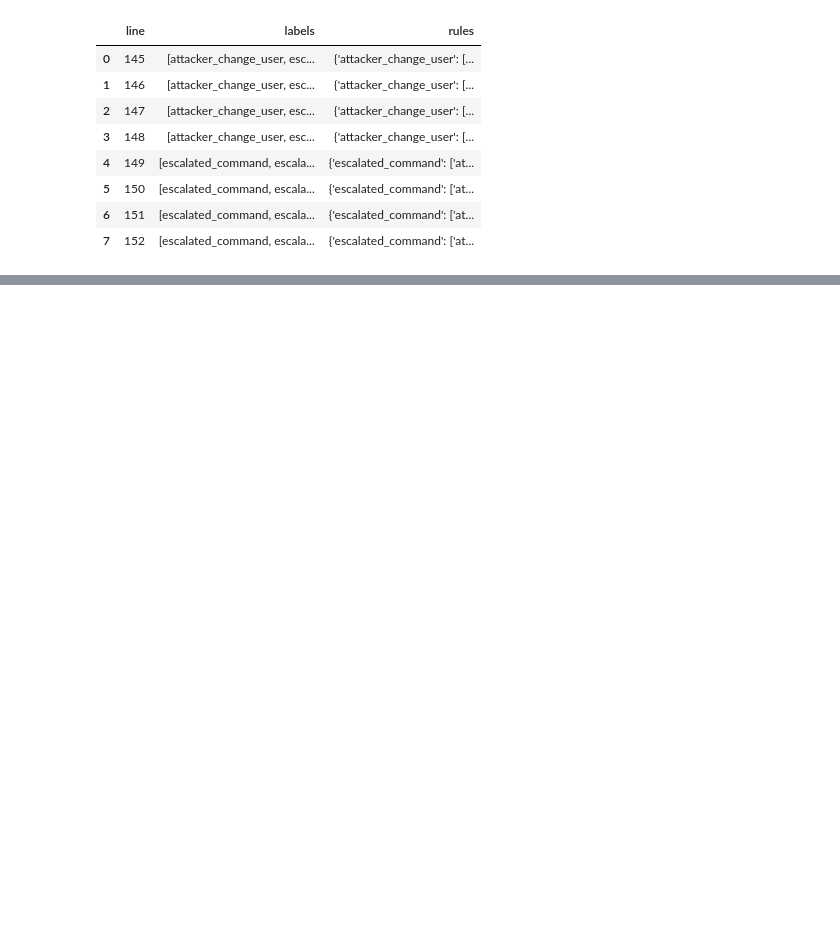
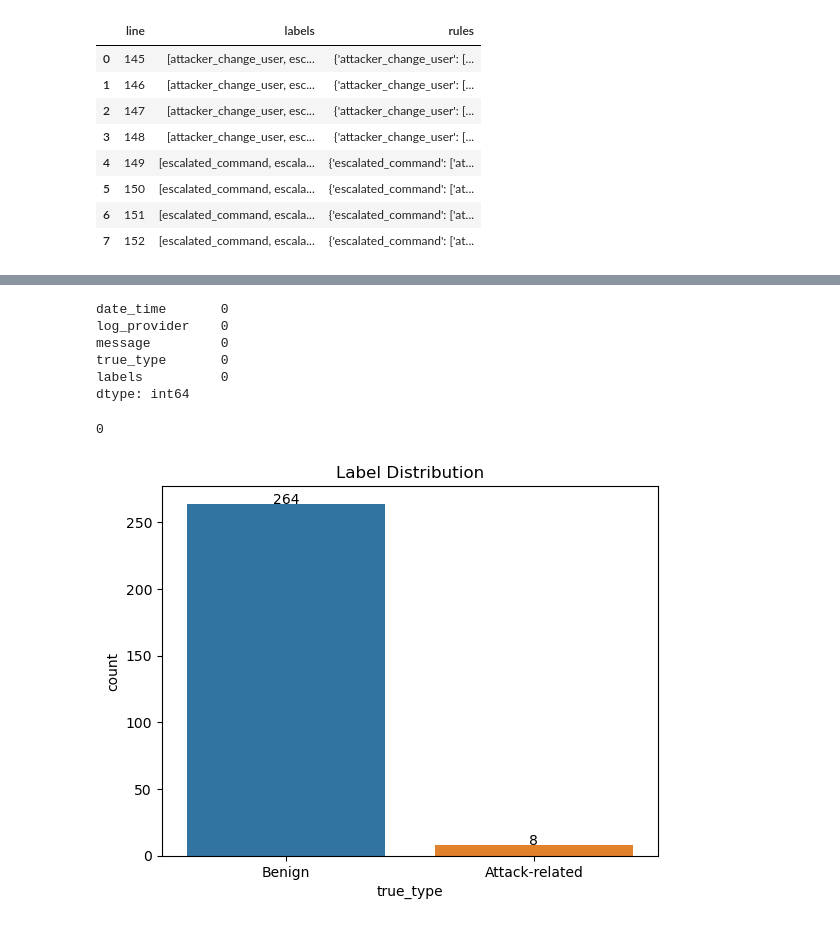
Before and after one commit to SlimTimster/IDSAlertCorrelaction_CySec_MasterThesis, a Jupyter notebook: alert_aggregation.ipynb, the cells around one changed output, grey strips where cells are left out. Cells and saved outputs as stored; diff of their text form; code cells hidden in the pictures; blank space fills up the shorter version.

```diff
--- a/alert_aggregation.ipynb
+++ b/alert_aggregation.ipynb
@@ -75,0 +117,27 @@ df_auth.iloc[143:153]
+# %%
+df_auth.isnull().sum()
+# %% [output]
+date_time       0
+log_provider    0
+message         0
+true_type       0
+labels          0
+dtype: int64
+# %%
+df_auth.duplicated().sum()
+# %% [output]
+0
+# %%
+import seaborn as sns
+import matplotlib.pyplot as plt
+
+sns.countplot(x=df_auth['true_type'])
+plt.title("Label Distribution")
+plt.xticks(ticks=[0,1], labels=['Benign', 'Attack-related'])
+
+for i in range(2):
+    count = df_auth['true_type'].value_counts().values[i]
+    plt.text(i, count, str(count), ha = 'center')
+plt.show()
+# %% [output]
+[figure, added]
```
Also changed, not shown: parts of 7 cells of this notebook.
